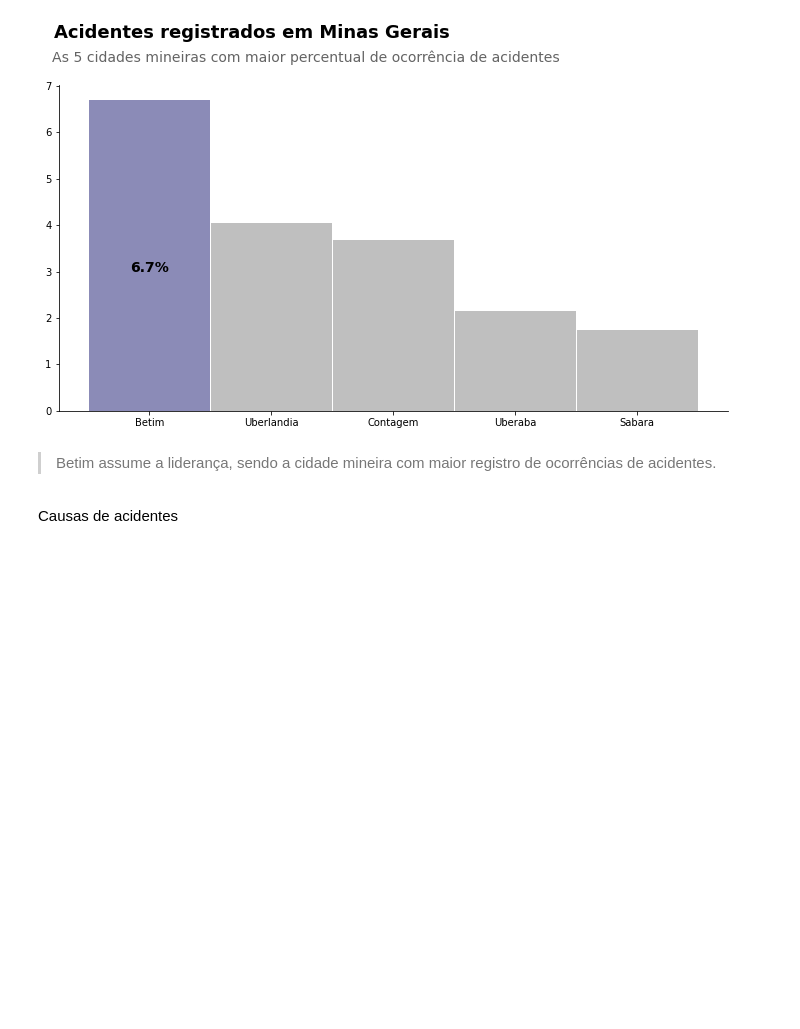
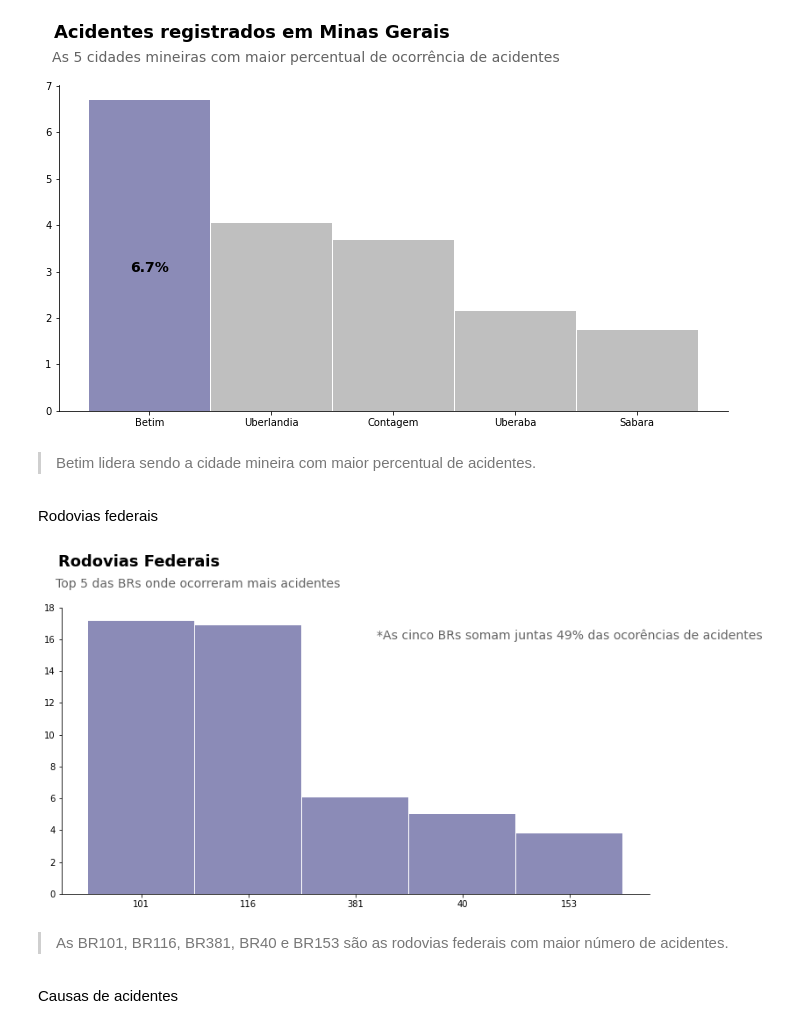
Before and after one commit to LilianeAquino/aed_projeto_1_revisitado, a Jupyter notebook: template.ipynb, the cells around one changed output. Drawn from its saved outputs; the diff is of its cells as text; code cells hidden in the pictures; blank space fills up the shorter version.

```diff
--- a/template.ipynb
+++ b/template.ipynb
@@ -242,7 +302,27 @@ plt.show()
 # %% [output]
 [figure]
 # %% [markdown]
-> <p style='text-align: justify;'><font size=2.85>Betim assume a liderança, sendo a cidade mineira com maior registro de ocorrências de acidentes.</font></p>
+> <p style='text-align: justify;'><font size=2.85>Betim lidera sendo a cidade mineira com maior percentual de acidentes.</font></p>
+# %% [markdown]
+Rodovias federais
+# %%
+suptitle = 'Rodovias Federais'
+title = 'Top 5 das BRs onde ocorreram mais acidentes'
+
+aviso = '*As cinco BRs somam juntas 49% das ocorências de acidentes'
+
+percentual = round(df['br'].value_counts(normalize=True) * 100, 2).sort_values(ascending=False).head(5)
+percentual.plot.bar(width=0.99, alpha=0.5, figsize=(12, 6), rot=False, color='#191970').spines[['top', 'right']].set_visible(False)
+plt.suptitle(suptitle, fontsize=18, y=1.02, horizontalalignment='left', x=0.12, color='black', weight='bold')
+plt.title(title, fontsize=14, color='#646464', y=1.05, loc='left', x=-0.01)
+plt.text(4, 16, aviso, fontsize=14, color='#646464', horizontalalignment='center')
+plt.ylim(0, 18)
+plt.grid(False)
+plt.show()
+# %% [output]
+[figure, added]
+# %% [markdown]
+> <p style='text-align: justify;'><font size=2.85>As BR101, BR116, BR381, BR40 e BR153 são as rodovias federais com maior número de acidentes.</font></p>
 # %% [markdown]
 Causas de acidentes
 # %%
```
Also changed, not shown: parts of 31 cells of this notebook, 1 other file.
